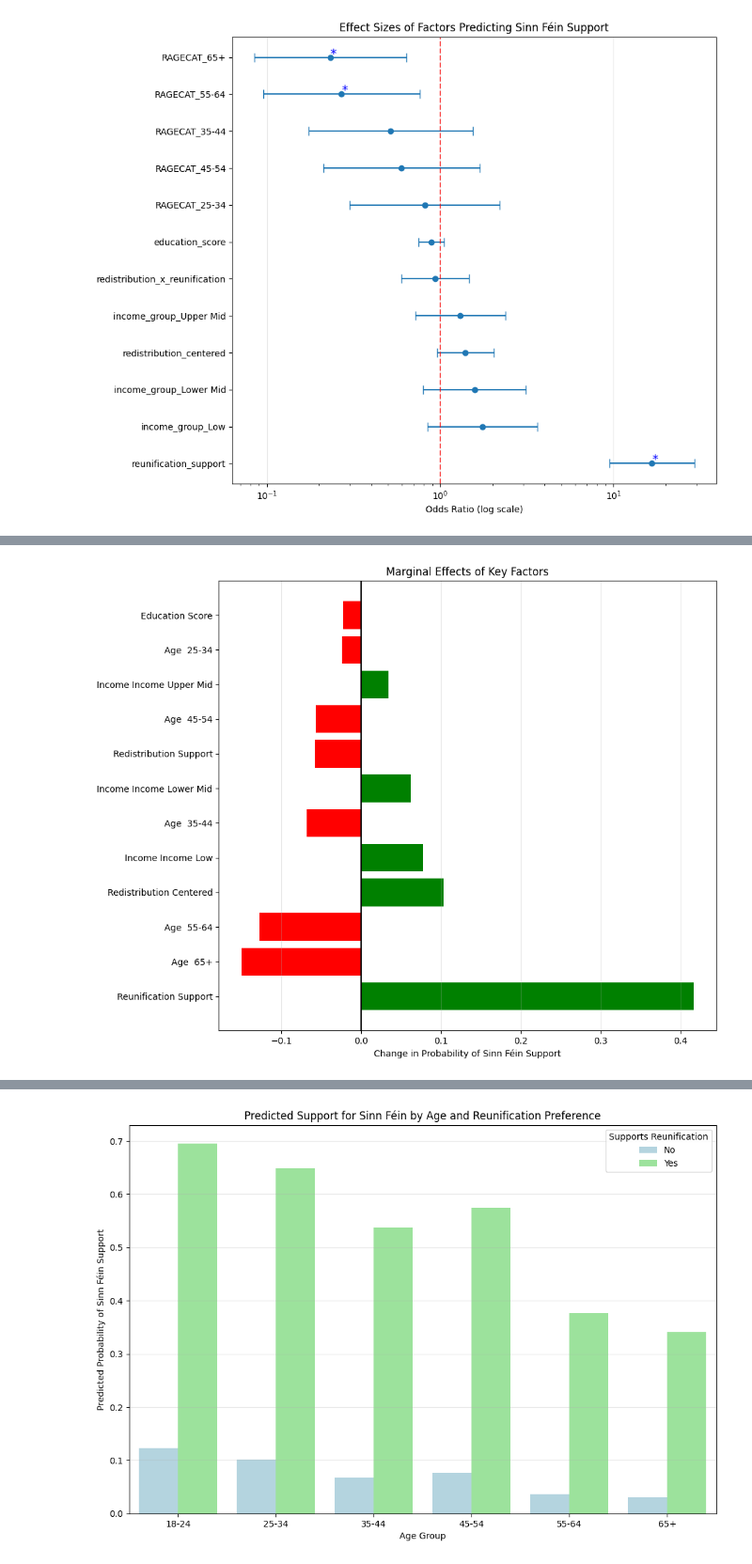
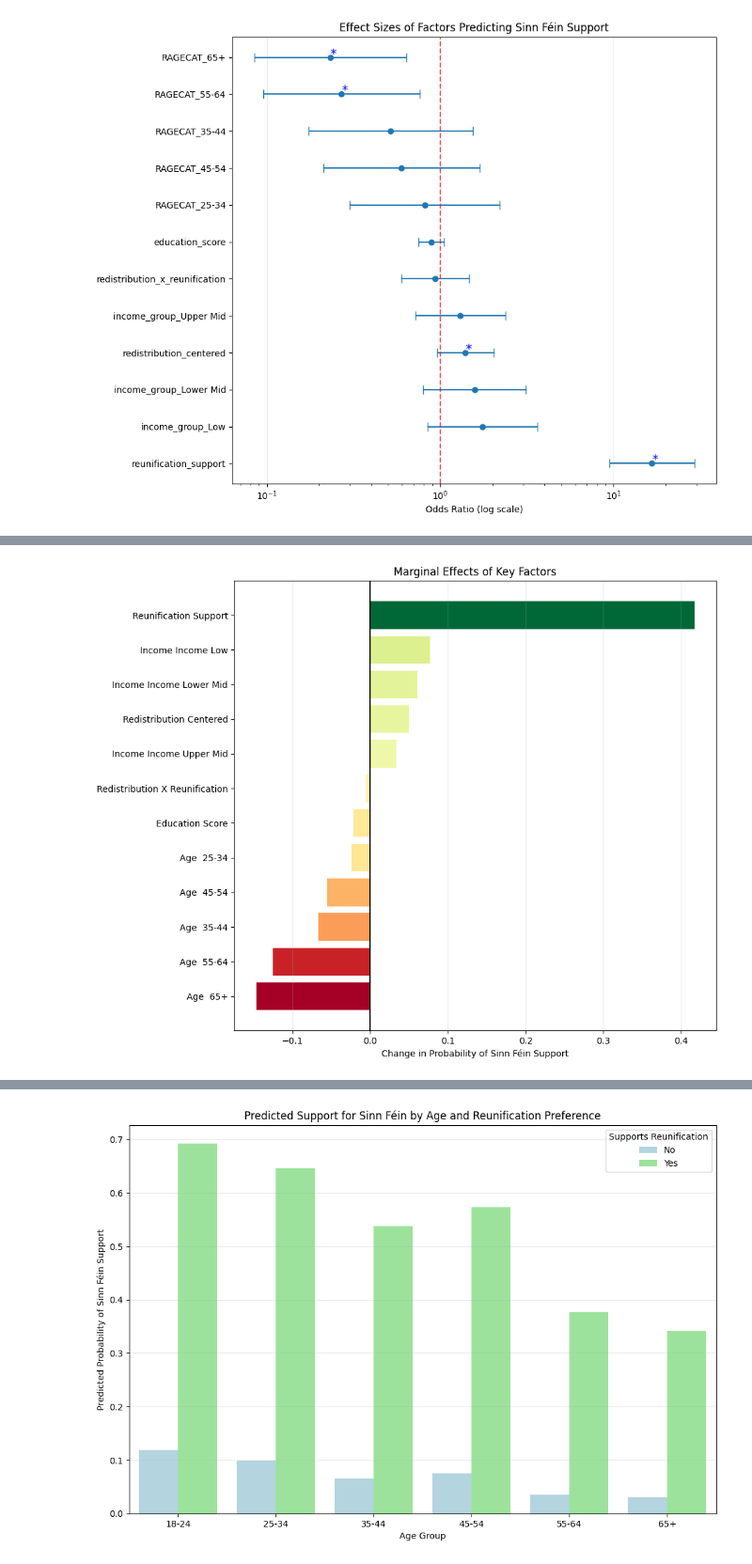
Before and after one commit to w-mayer/post_visit_analysis, a Jupyter notebook: scripts/analysis.ipynb, the cells around one changed output, grey strips where cells are left out. Shown at 94% size. Cells and saved outputs as stored; diff of their text form; code cells hidden in the pictures.

Commit message:
updated images

```diff
--- a/scripts/analysis.ipynb
+++ b/scripts/analysis.ipynb
@@ -145,8 +152,5 @@ X[bool_columns] = X[bool_columns].astype(int)
 # %%
 X = sm.add_constant(X) # add intercept
-# %%
-df['redistribution_centered'] = df['redistribution_support'] - df['redistribution_support'].mean()
-df['redistribution_x_reunification'] = df['redistribution_centered'] * df['reunification_support']
 # %%
 model = sm.GLM(y, X, family=sm.families.Binomial(), var_weights=df['WTFACTOR'])
 result = model.fit()
@@ -336,7 +340,7 @@ plt.grid(axis='x', alpha=0.3)
 
 # Annotate significant effects
 for i, var in enumerate(plot_df.index):
-    if var in ['reunification_support', 'redistribution_support', 'RAGECAT_55-64', 'RAGECAT_65+']:
+    if var in ['reunification_support', 'redistribution_centered', 'RAGECAT_55-64', 'RAGECAT_65+']:
         plt.annotate('*', (plot_df['Odds Ratio'][i], i), fontsize=14, color='blue')
 
 plt.tight_layout()
@@ -482,37 +486,45 @@ def get_marginal_effects(result, X):
 
             prob_high = result.predict(pd.DataFrame([x_high]))[0]
             prob_low = result.predict(pd.DataFrame([x_low]))[0]
 
             effects[var] = (prob_high - prob_low) / 2
 
     return effects
 
 # Get marginal effects
 marg_effects = get_marginal_effects(result, X)
 marg_df = pd.DataFrame({'Variable': list(marg_effects.keys()),
                         'Marginal Effect': list(marg_effects.values())})
 
 # Clean up variable names for display
 marg_df['Variable'] = marg_df['Variable'].str.replace('_', ' ').str.title()
 marg_df['Variable'] = marg_df['Variable'].str.replace('Ragecat', 'Age ')
 marg_df['Variable'] = marg_df['Variable'].str.replace('Group', 'Income')
 
 # Sort by absolute effect size
-marg_df = marg_df.reindex(marg_df['Marginal Effect'].abs().sort_values(ascending=False).index)
-
+marg_df = marg_df.sort_values('Marginal Effect', ascending=True)
 # Plot
 plt.figure(figsize=(10, 8))
-colors = ['green' if x > 0 else 'red' for x in marg_df['Marginal Effect']]
+# colors = ['green' if x > 0 else 'red' for x in marg_df['Marginal Effect']]
+norm = mcolors.TwoSlopeNorm(vmin=marg_df['Marginal Effect'].min(),
+                            vcenter=0,
+                            vmax=marg_df['Marginal Effect'].max())
+
+# Create a diverging colormap: reds for negative, greens for positive
+cmap = plt.cm.RdYlGn  # Red -> Yellow -> Green
+# Get colors
+colors = cmap(norm(marg_df['Marginal Effect']))
+
 plt.barh(marg_df['Variable'], marg_df['Marginal Effect'], color=colors)
 plt.axvline(x=0, color='black', linestyle='-')
 plt.xlabel('Change in Probability of Sinn Féin Support')
 plt.title('Marginal Effects of Key Factors')
 plt.grid(axis='x', alpha=0.3)
 plt.tight_layout()
 plt.savefig('../output/marginal_effects.png', dpi=300)
 plt.show()
 # %% [output]
-[figure, old version]
+[figure, new version]
 # %%
 from sklearn.metrics import roc_curve, roc_auc_score
 
```
Also changed, not shown: parts of 8 cells of this notebook, 9 other files.
